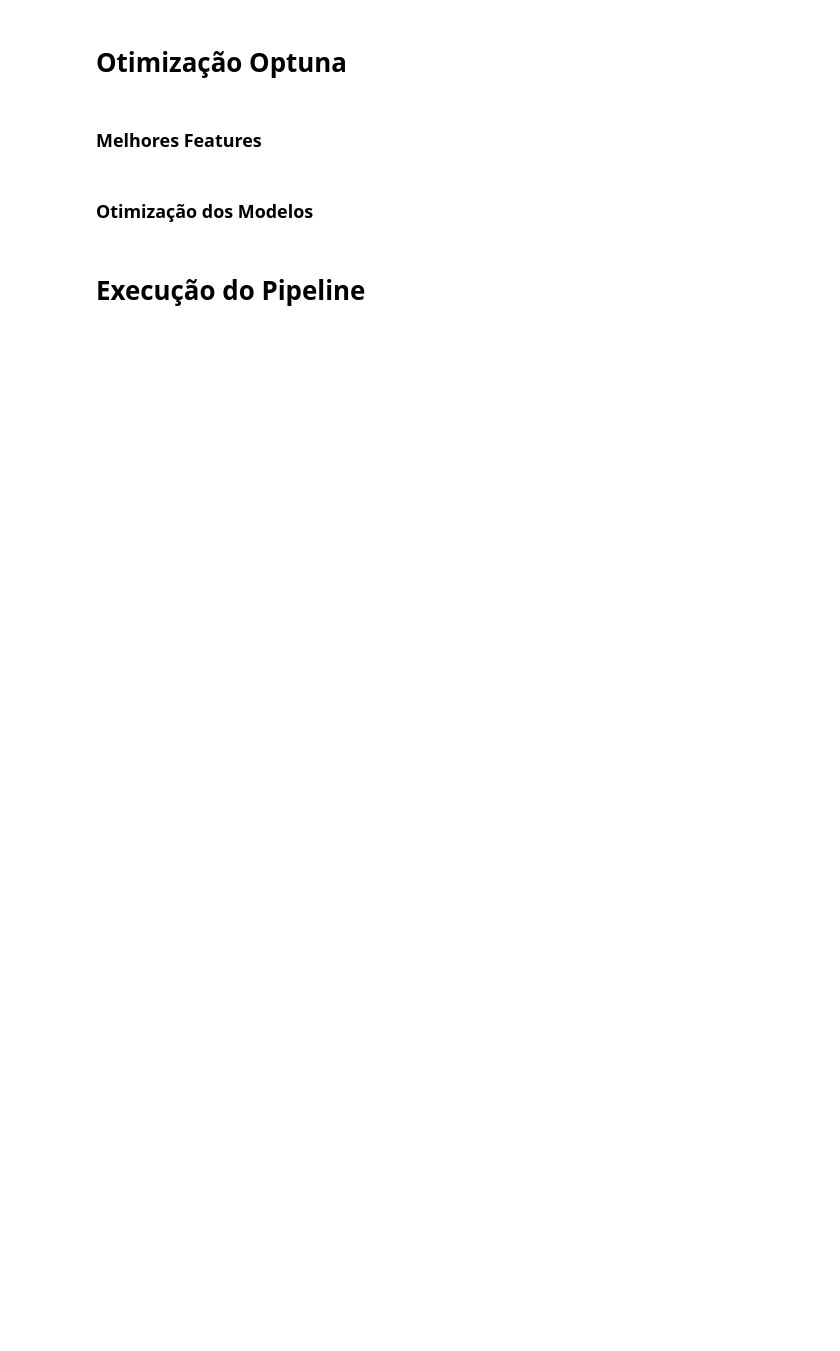
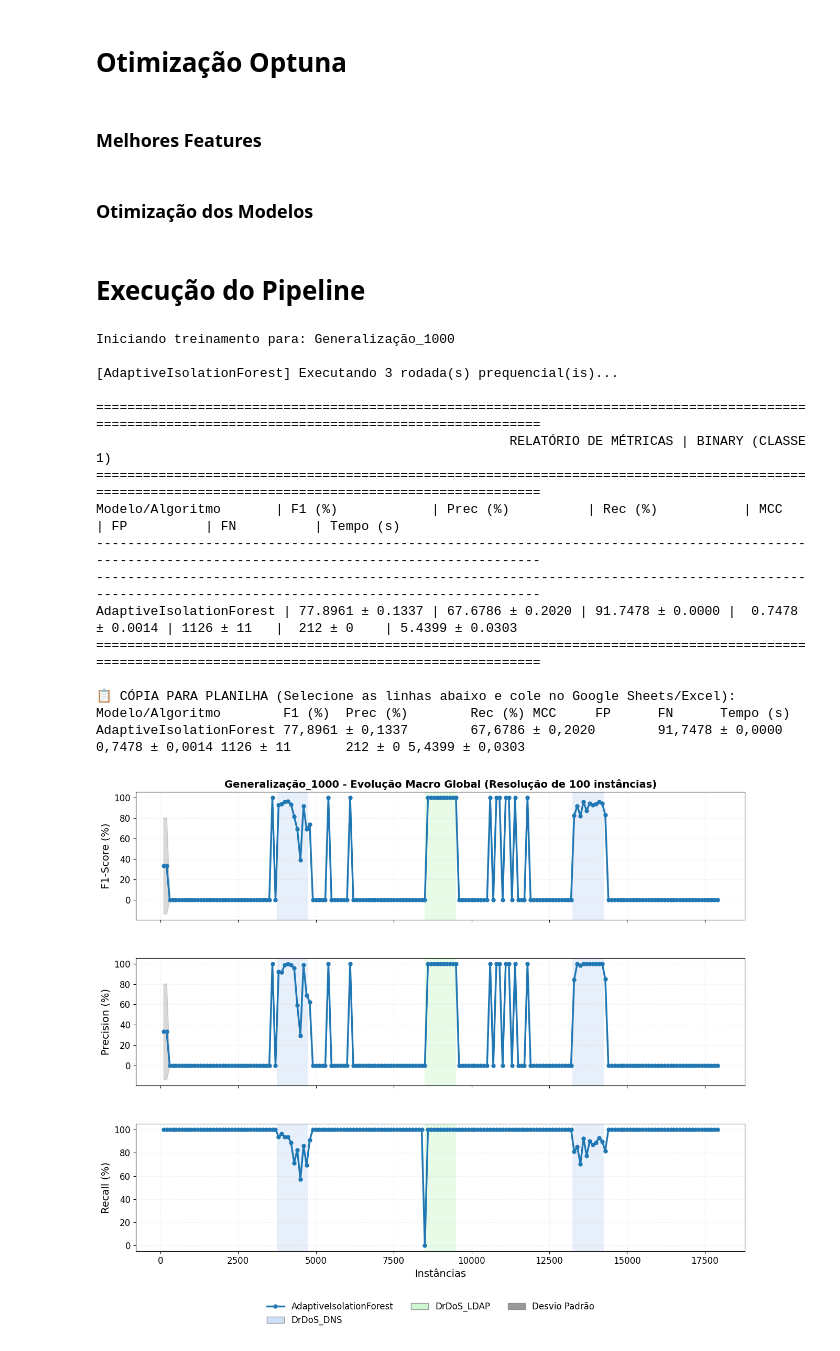
Before and after one commit to iRocktys/anomaly-and-classification-data-stream, a Jupyter notebook: AnomalyDetection.ipynb, the cells around one changed output. Drawn from its saved outputs; the diff is of its cells as text; code cells hidden in the pictures; blank space fills up the shorter version.

```diff
--- a/AnomalyDetection.ipynb
+++ b/AnomalyDetection.ipynb
@@ -150,31 +158,39 @@ tamanhos = ['1000']
 datasets = [f'data/15k/{cat}/{cat}_{tam}.csv' for cat in categorias for tam in tamanhos]
 
 features = [
+    'Max Packet Length',
+    'Average Packet Size',
     'Fwd Packet Length Min',
+    'Min Packet Length',
+    'Fwd Packet Length Max',
+    'Packet Length Mean',
+    'Fwd Packet Length Mean',
+    'Avg Fwd Segment Size',
+    'min_seg_size_forward',
+    'ACK Flag Count',
+    'Flow Duration',
+    'Fwd IAT Total',
+    'Flow IAT Max',
+    'Fwd IAT Max',
+    'Flow IAT Std',
+    'Fwd IAT Std',
+    'Fwd IAT Mean',
+    'Flow IAT Mean',
+    'Total Length of Fwd Packets',
+    'Subflow Fwd Bytes',
+    'act_data_pkt_fwd',
+    'Subflow Fwd Packets',
     'Total Fwd Packets',
-    'Fwd Packet Length Max',
-    'Packet Length Variance',
+    'Down/Up Ratio',
+    'Init_Win_bytes_backward',
+    'Total Length of Bwd Packets',
+    'Subflow Bwd Bytes',
+    'Flow IAT Min',
+    'Bwd Packet Length Max',
+    'URG Flag Count',
+    'Bwd IAT Total',
+    'Bwd Packets/s',
     'Init_Win_bytes_forward',
-    'Flow IAT Mean',
-    'Fwd Packets/s',
-    'Fwd Packet Length Std',
-    'Flow Duration',
-    'Total Backward Packets',
-    'URG Flag Count',
-    'Init_Win_bytes_backward',
-    'Flow IAT Min',
-    'Bwd Packets/s',
-    'Bwd IAT Mean',
-    'Down/Up Ratio',
-    'Bwd IAT Min',
-    'Bwd Packet Length Mean',
-    'Bwd Packet Length Max',
-    'Fwd Header Length',
-    'Total Length of Fwd Packets',
-    'ACK Flag Count',
-    'Active Mean',
-    'Fwd Packet Length Mean',
-    'Fwd PSH Flags',
 ]
 
 for dataset_path in datasets:
@@ -190,31 +206,49 @@ for dataset_path in datasets:
         target_label_col='Label',
         binary_label=False,
         normalize_method="StandardScaler",
         threshold_var=None,
         threshold_corr=None,
         top_n_features=None,
         return_stream=True,
         extra_ignore_cols=['Source IP', 'Source Port', 'Destination IP', 'Destination Port', 'Protocol', 'Inbound'],
         imputation_method='mediana'
     )
 
     algoritmos = get_anomaly_models(
         stream.get_schema(),
-        selected_models=['AIF', 'HST'],
+        selected_models=['AIF'],
         aif_params={'window_size': 256,
             'n_trees': 2048,
             'height': 10,
             'm_trees': 5,
             'weights': 0.55}
     )
 
     runner = AnomalyExperimentRunner(target_names=targets, n_runs=3)
 
     runner.run_anomaly_evaluation(
         stream,
         algorithms=algoritmos,
         window_size=100,
         warmup_instances=0,
         title=nome_experimento,
         threshold=0.52
     )
+# %% [output]
+Iniciando treinamento para: Generalização_1000
+
+[AdaptiveIsolationForest] Executando 3 rodada(s) prequencial(is)...
+
+====================================================================================================================================================
+                                                     RELATÓRIO DE MÉTRICAS | BINARY (CLASSE 1)
+====================================================================================================================================================
+Modelo/Algoritmo       | F1 (%)            | Prec (%)          | Rec (%)           | MCC               | FP          | FN          | Tempo (s)
+----------------------------------------------------------------------------------------------------------------------------------------------------
+----------------------------------------------------------------------------------------------------------------------------------------------------
+AdaptiveIsolationForest | 77.8961 ± 0.1337 | 67.6786 ± 0.2020 | 91.7478 ± 0.0000 |  0.7478 ± 0.0014 | 1126 ± 11   |  212 ± 0    | 5.4399 ± 0.0303
+====================================================================================================================================================
+
+📋 CÓPIA PARA PLANILHA (Selecione as linhas abaixo e cole no Google Sheets/Excel):
+Modelo/Algoritmo        F1 (%)  Prec (%)        Rec (%) MCC     FP      FN      Tempo (s)
+AdaptiveIsolationForest 77,8961 ± 0,1337        67,6786 ± 0,2020        91,7478 ± 0,0000        0,7478 ± 0,0014 1126 ± 11       212 ± 0 5,4399 ± 0,0303
+[figure, added]
```
Also changed, not shown: parts of 2 cells of this notebook, 2 other files.
